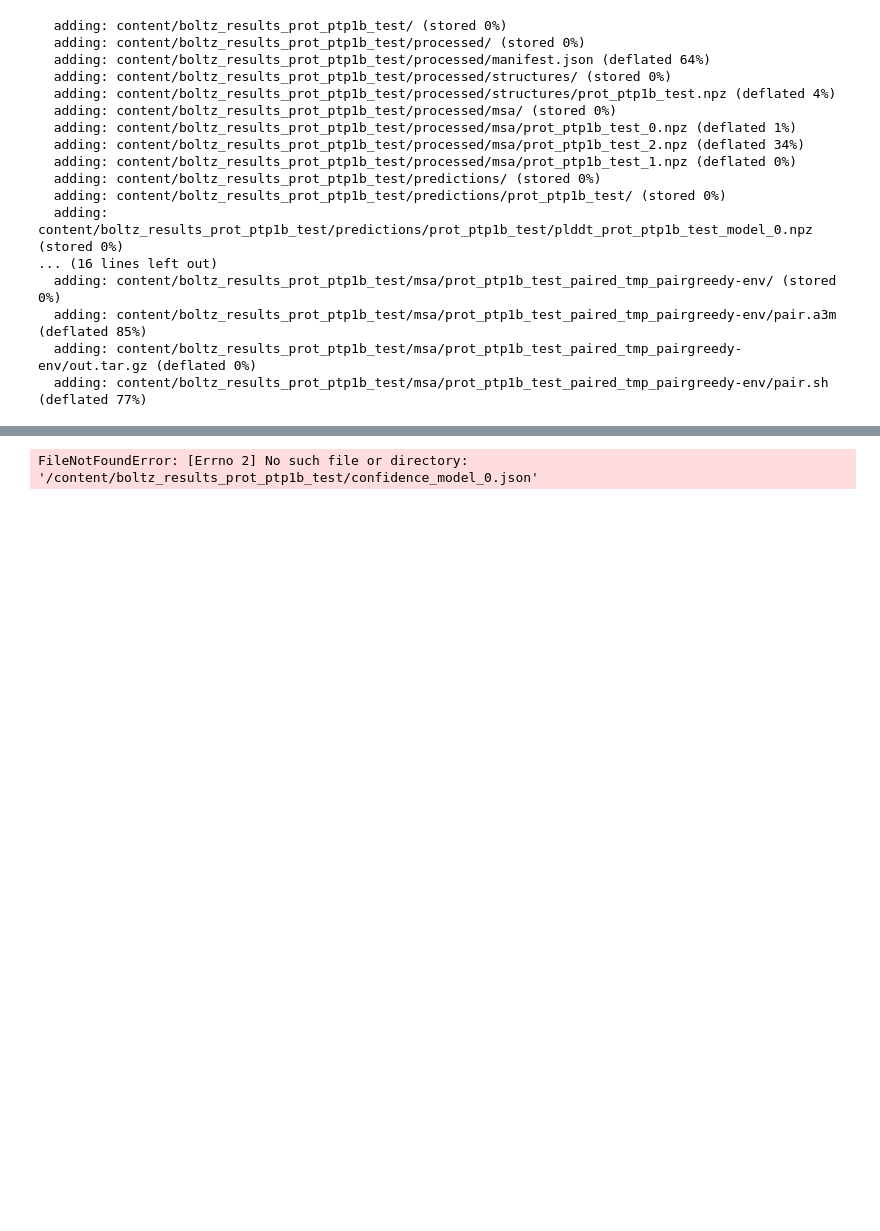
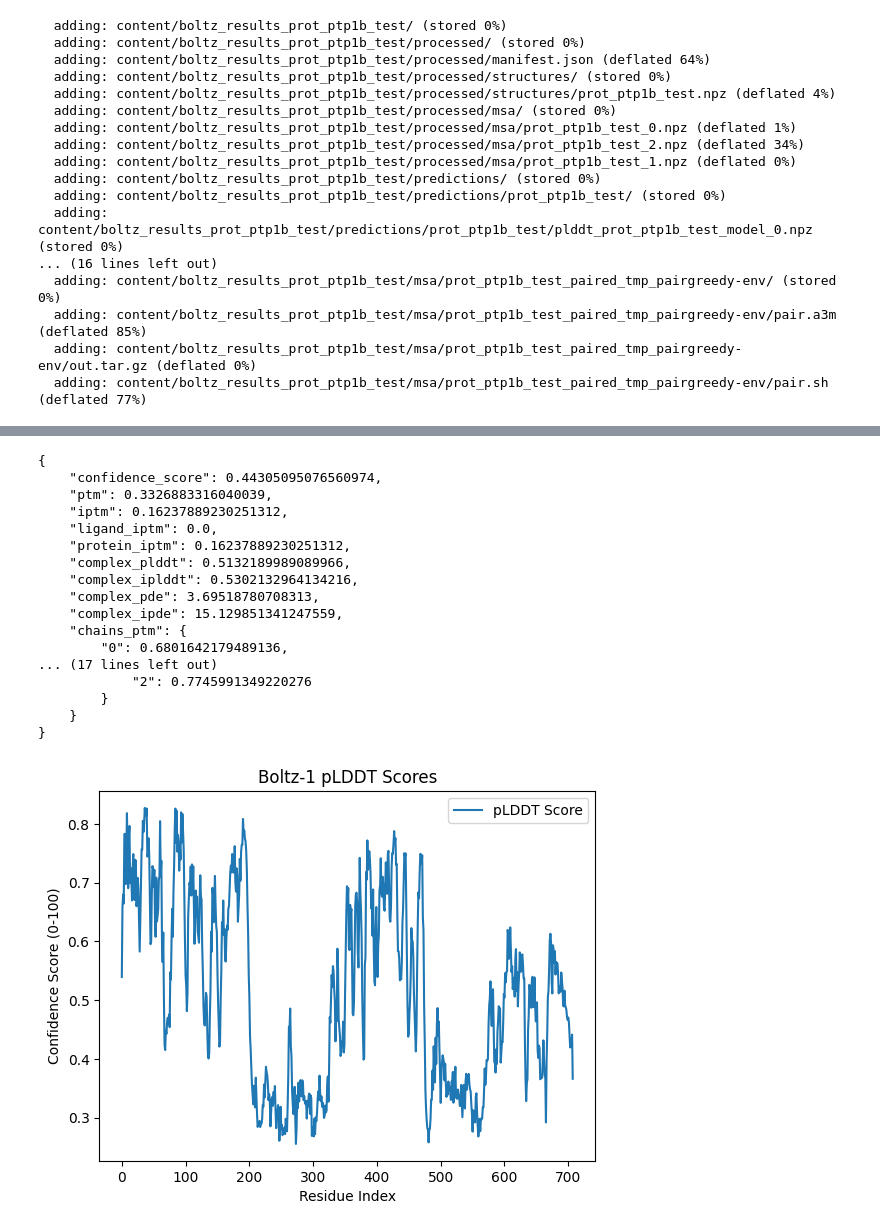
Before and after one commit to chiangsami/chiangsami, a Jupyter notebook: Boltz1.ipynb, the cells around one changed output, grey strips where cells are left out. Cells and saved outputs as stored; diff of their text form; code cells hidden in the pictures; blank space fills up the shorter version.

```diff
--- a/Boltz1.ipynb
+++ b/Boltz1.ipynb
@@ -272,12 +275,3 @@ files.download("/content/ptp1b_results.zip")
 [interactive output not drawn]
 # %%
 #check scores for boltz1
-# %%
-with open("/content/boltz_results_prot_ptp1b_test/confidence_model_0.json") as f:
-    print(json.dumps(json.load(f), indent=4))
-
-plddt = np.load("/content/boltz_results_prot_ptp1b_test/plddt_model_0.npz")["plddt"]
-plt.plot(plddt)
-plt.show()
-# %% [output]
-FileNotFoundError: [Errno 2] No such file or directory: '/content/boltz_results_prot_ptp1b_test/confidence_model_0.json'
@@ -289,2 +278,45 @@ plt.show()
+# %%
+import json
+import numpy as np
+import matplotlib.pyplot as plt
+
+conf_path = "/content/boltz_results_prot_ptp1b_test/predictions/prot_ptp1b_test/confidence_prot_ptp1b_test_model_0.json"
+try:
+    with open(conf_path, "r") as f:
+        conf_data = json.load(f)
+    print(json.dumps(conf_data, indent=4))
+except FileNotFoundError:
+    print(f"❌ File not found: {conf_path}")
+
+plddt_path = "/content/boltz_results_prot_ptp1b_test/predictions/prot_ptp1b_test/plddt_prot_ptp1b_test_model_0.npz"
+try:
+    plddt_data = np.load(plddt_path)["plddt"]
+    plt.plot(plddt_data, label="pLDDT Score")
+    plt.xlabel("Residue Index")
+    plt.ylabel("Confidence Score (0-100)")
+    plt.title("Boltz-1 pLDDT Scores")
+    plt.legend()
+    plt.show()
+except FileNotFoundError:
+    print(f"❌ File not found: {plddt_path}")
+# %% [output]
+{
+    "confidence_score": 0.44305095076560974,
+    "ptm": 0.3326883316040039,
+    "iptm": 0.16237889230251312,
+    "ligand_iptm": 0.0,
+    "protein_iptm": 0.16237889230251312,
+    "complex_plddt": 0.5132189989089966,
+    "complex_iplddt": 0.5302132964134216,
+    "complex_pde": 3.69518780708313,
+    "complex_ipde": 15.129851341247559,
+    "chains_ptm": {
+        "0": 0.6801642179489136,
+... (17 lines left out)
+            "2": 0.7745991349220276
+        }
+    }
+}
+[figure, added]
 # %%
 # %% [output]
```
Also changed, not shown: parts of 7 cells of this notebook.
